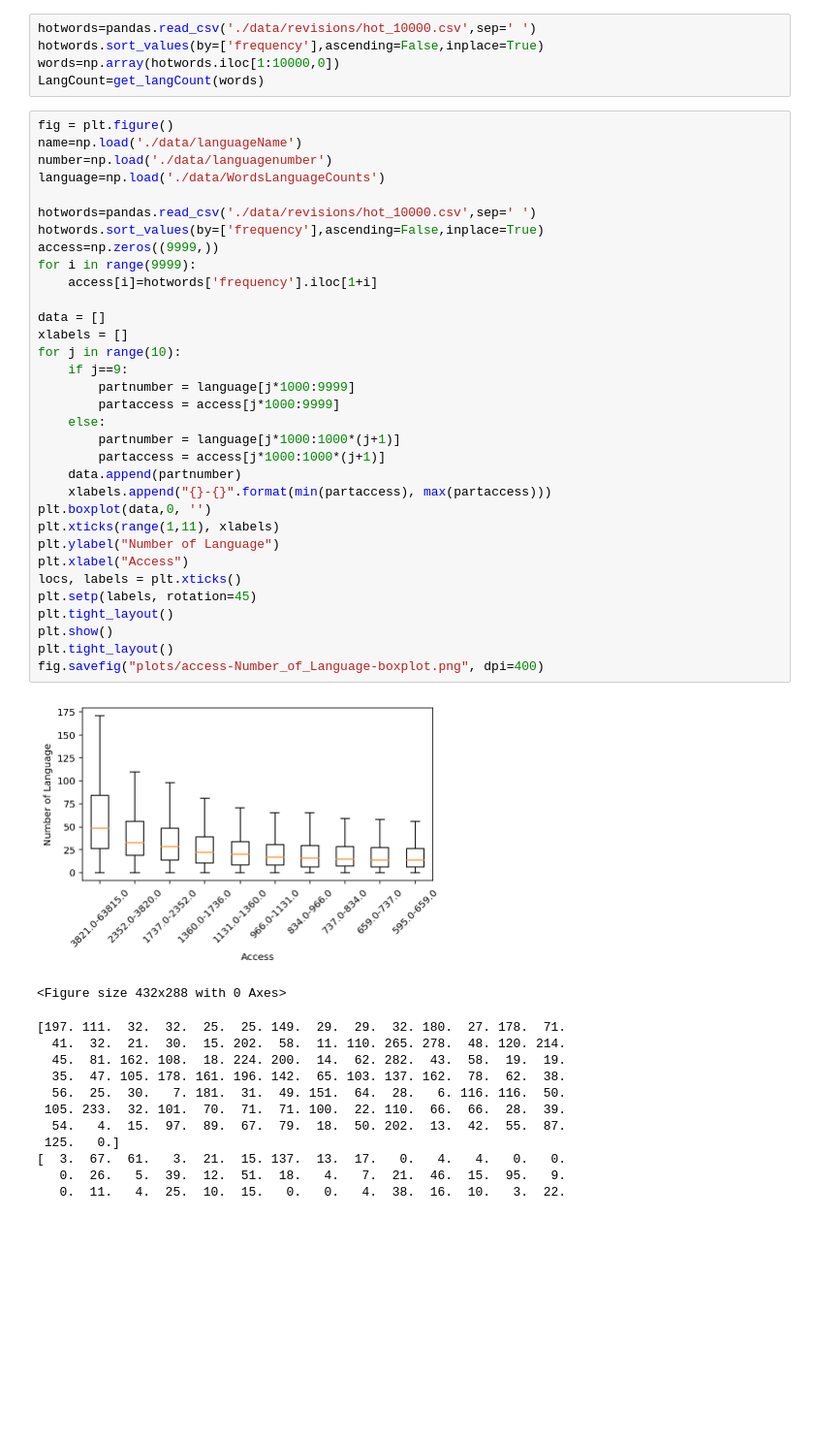
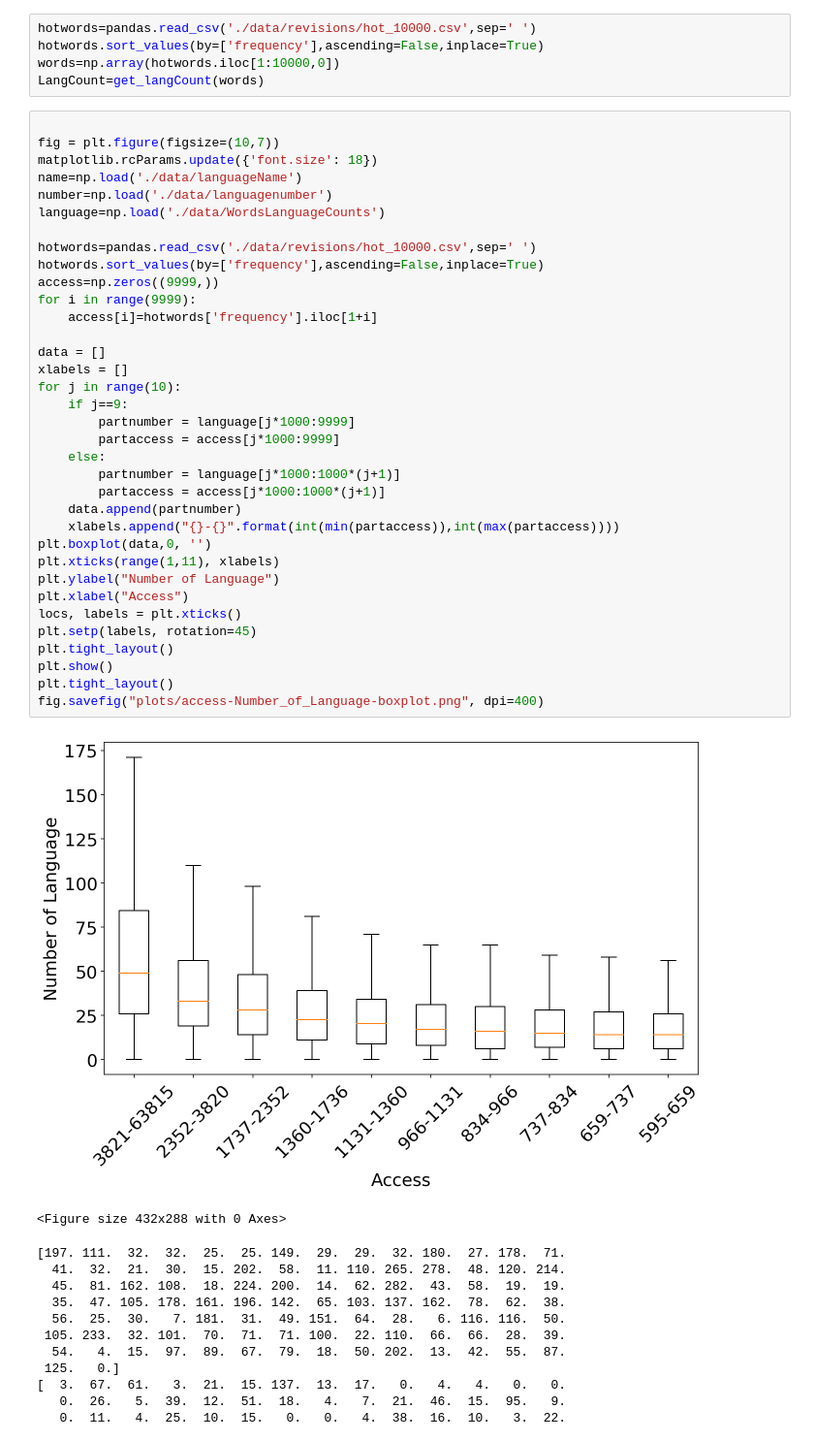
Before and after one commit to xuan-li/CSE-544-Project, a Jupyter notebook: HongyiDuanmu.ipynb, the cells around one changed output. Shown: that part at 97% size. Drawn from its saved outputs; the diff is of its cells as text; blank space fills up the shorter version.

Commit message:
plot

```diff
--- a/HongyiDuanmu.ipynb
+++ b/HongyiDuanmu.ipynb
@@ -66,40 +68,42 @@ hotwords.sort_values(by=['frequency'],ascending=False,inplace=True)
 words=np.array(hotwords.iloc[1:10000,0])
 LangCount=get_langCount(words)
 # %%
-fig = plt.figure()
+
+fig = plt.figure(figsize=(10,7))
+matplotlib.rcParams.update({'font.size': 18})
 name=np.load('./data/languageName')
 number=np.load('./data/languagenumber')
 language=np.load('./data/WordsLanguageCounts')
 
 hotwords=pandas.read_csv('./data/revisions/hot_10000.csv',sep='	')
 hotwords.sort_values(by=['frequency'],ascending=False,inplace=True)
 access=np.zeros((9999,))
 for i in range(9999):
     access[i]=hotwords['frequency'].iloc[1+i]
 
 data = []
 xlabels = []
 for j in range(10):
     if j==9:
         partnumber = language[j*1000:9999]
         partaccess = access[j*1000:9999]
     else:
         partnumber = language[j*1000:1000*(j+1)]
         partaccess = access[j*1000:1000*(j+1)]
     data.append(partnumber)
-    xlabels.append("{}-{}".format(min(partaccess), max(partaccess)))
+    xlabels.append("{}-{}".format(int(min(partaccess)),int(max(partaccess))))
 plt.boxplot(data,0, '')
 plt.xticks(range(1,11), xlabels)
 plt.ylabel("Number of Language")
 plt.xlabel("Access")
 locs, labels = plt.xticks()
 plt.setp(labels, rotation=45)
 plt.tight_layout()
 plt.show()
 plt.tight_layout()
 fig.savefig("plots/access-Number_of_Language-boxplot.png", dpi=400)
 # %% [output]
-[figure, old version]
+[figure, new version]
 <Figure size 432x288 with 0 Axes>
 # %%
 # %% [output]
```
Also changed, not shown: parts of 26 cells of this notebook, 45 other files.
